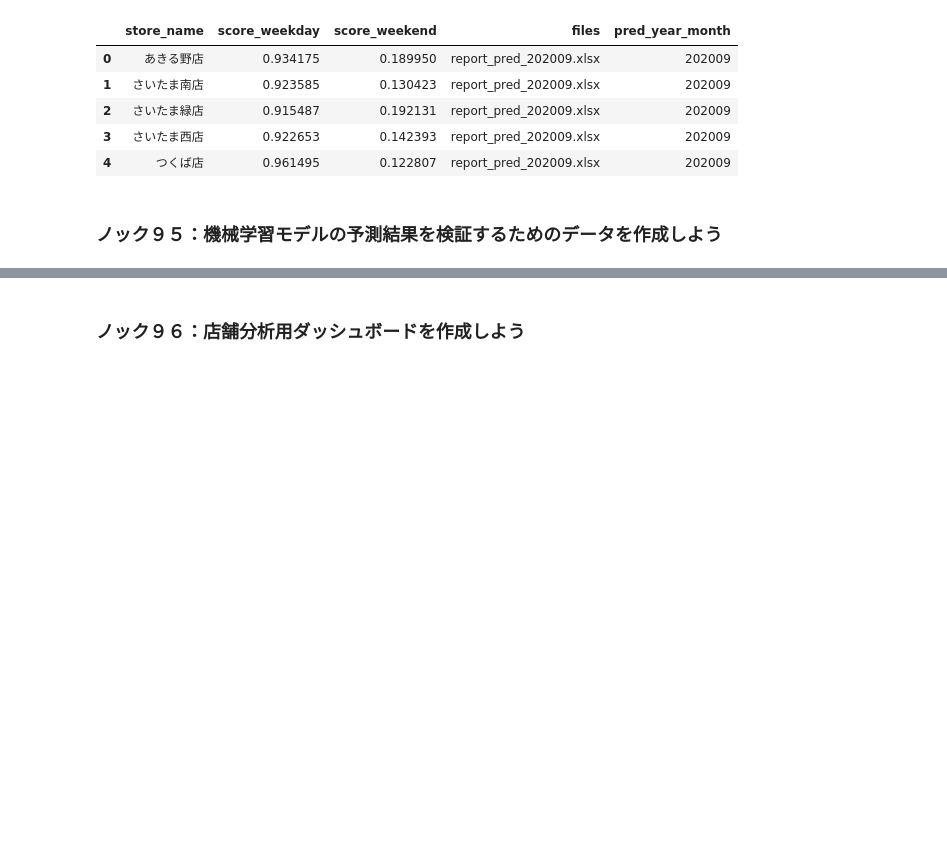
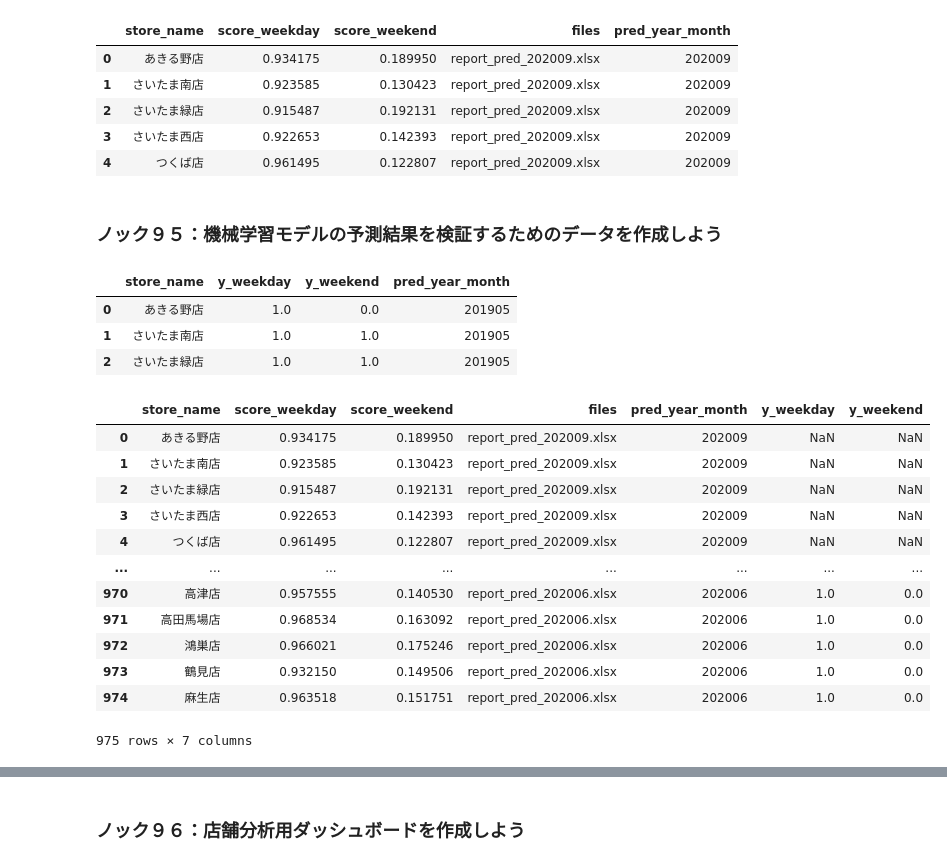
Before and after one commit to winuim/python-lm-system-100, a Jupyter notebook: chapter-10/chapter-10.ipynb, the cells around one changed output, grey strips where cells are left out. Saved outputs shown, nothing was run; the diff lists cells and outputs as text; code cells hidden in the pictures; blank space fills up the shorter version.

```diff
--- a/chapter-10/chapter-10.ipynb
+++ b/chapter-10/chapter-10.ipynb
@@ -129,3 +129,33 @@ report_all.head()
 | 4 | つくば店 | 0.961495 | 0.122807 | report_pred_202009.xlsx | 202009 |
 # %% [markdown]
 ### ノック９５：機械学習モデルの予測結果を検証するためのデータを作成しよう
+# %%
+ml_data = ml_base_data[["store_name", "y_weekday", "y_weekend", "year_month"]].copy()
+ml_data.loc[:, "pred_year_month"] = pd.to_datetime(ml_data["year_month"], format="%Y%m")
+from dateutil.relativedelta import relativedelta
+ml_data.loc[:, "pred_year_month"] = ml_data["pred_year_month"].map(lambda x: x + relativedelta(months=1))
+ml_data.loc[:, "pred_year_month"] = ml_data["pred_year_month"].dt.strftime("%Y%m")
+del ml_data["year_month"]
+ml_data.head(3)
+# %% [output]
+|  | store_name | y_weekday | y_weekend | pred_year_month |
+| 0 | あきる野店 | 1.0 | 0.0 | 201905 |
+| 1 | さいたま南店 | 1.0 | 1.0 | 201905 |
+| 2 | さいたま緑店 | 1.0 | 1.0 | 201905 |
+# %%
+report_valid = pd.merge(report_all, ml_data, on=["store_name", "pred_year_month"], how="left")
+report_valid
+# %% [output]
+|  | store_name | score_weekday | score_weekend | files | pred_year_month | y_weekday | y_weekend |
+| 0 | あきる野店 | 0.934175 | 0.189950 | report_pred_202009.xlsx | 202009 | NaN | NaN |
+| 1 | さいたま南店 | 0.923585 | 0.130423 | report_pred_202009.xlsx | 202009 | NaN | NaN |
+| 2 | さいたま緑店 | 0.915487 | 0.192131 | report_pred_202009.xlsx | 202009 | NaN | NaN |
+| 3 | さいたま西店 | 0.922653 | 0.142393 | report_pred_202009.xlsx | 202009 | NaN | NaN |
+| 4 | つくば店 | 0.961495 | 0.122807 | report_pred_202009.xlsx | 202009 | NaN | NaN |
+| ... | ... | ... | ... | ... | ... | ... | ... |
+| 970 | 高津店 | 0.957555 | 0.140530 | report_pred_202006.xlsx | 202006 | 1.0 | 0.0 |
+| 971 | 高田馬場店 | 0.968534 | 0.163092 | report_pred_202006.xlsx | 202006 | 1.0 | 0.0 |
+| 972 | 鴻巣店 | 0.966021 | 0.175246 | report_pred_202006.xlsx | 202006 | 1.0 | 0.0 |
+| 973 | 鶴見店 | 0.932150 | 0.149506 | report_pred_202006.xlsx | 202006 | 1.0 | 0.0 |
+| 974 | 麻生店 | 0.963518 | 0.151751 | report_pred_202006.xlsx | 202006 | 1.0 | 0.0 |
+975 rows × 7 columns
```
Also changed, not shown: parts of 1 cell of this notebook.
